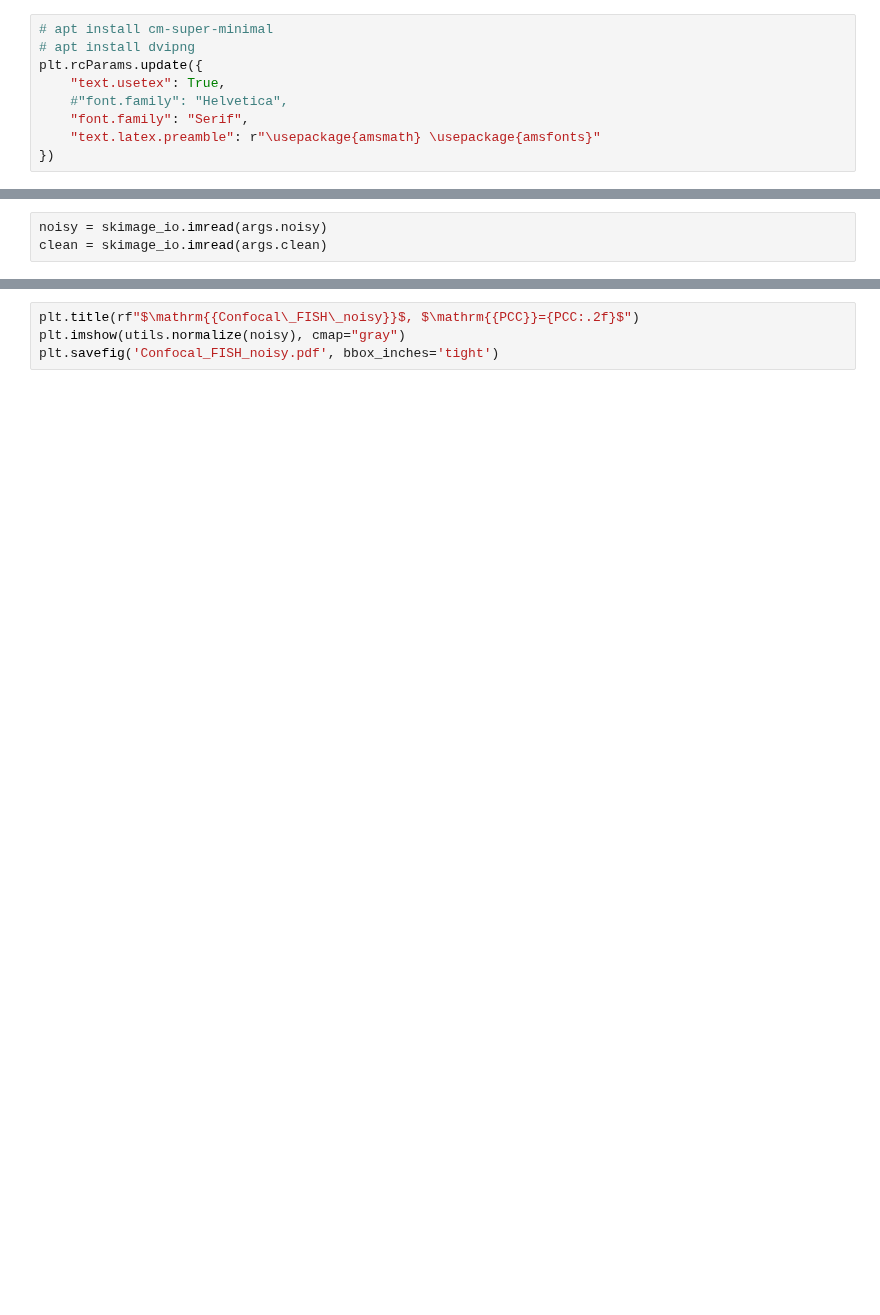
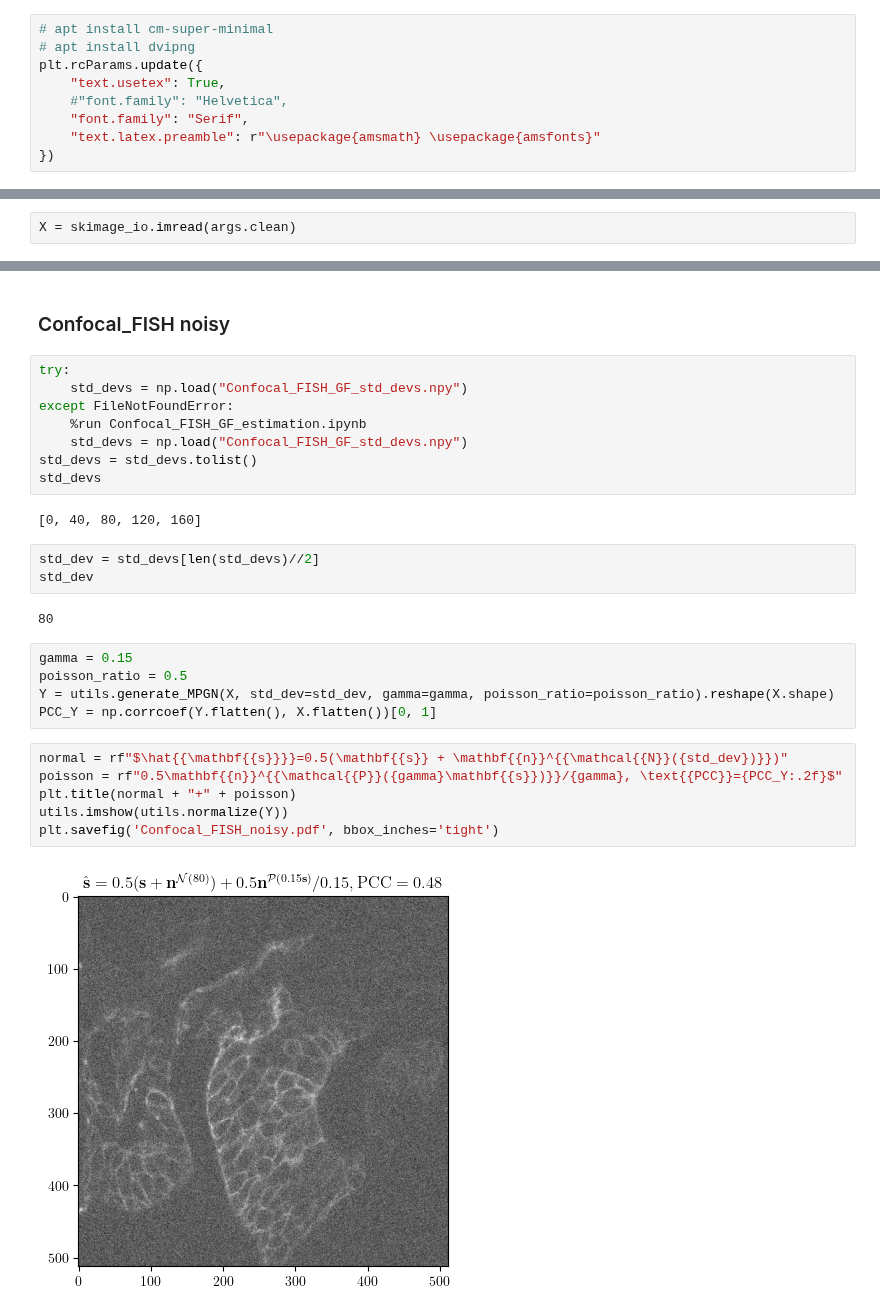
Before and after one commit to vicente-gonzalez-ruiz/denoising, a Jupyter notebook: notebooks/Confocal_FISH_noisy.ipynb, the cells around one changed output, grey strips where cells are left out. Drawn from its saved outputs; the diff is of its cells as text; blank space fills up the shorter version.

```diff
--- a/notebooks/Confocal_FISH_noisy.ipynb
+++ b/notebooks/Confocal_FISH_noisy.ipynb
@@ -50,3 +65,2 @@ args = Args(
 # %%
-noisy = skimage_io.imread(args.noisy)
-clean = skimage_io.imread(args.clean)
+X = skimage_io.imread(args.clean)
@@ -57,5 +67,31 @@ PCC
-# %%
-plt.title(rf"$\mathrm{{Confocal\_FISH\_noisy}}$, $\mathrm{{PCC}}={PCC:.2f}$")
-plt.imshow(utils.normalize(noisy), cmap="gray")
-plt.savefig('Confocal_FISH_noisy.pdf', bbox_inches='tight')
+# %% [markdown]
+### Confocal_FISH noisy
+# %%
+try:
+    std_devs = np.load("Confocal_FISH_GF_std_devs.npy")
+except FileNotFoundError:
+    %run Confocal_FISH_GF_estimation.ipynb
+    std_devs = np.load("Confocal_FISH_GF_std_devs.npy")
+std_devs = std_devs.tolist()
+std_devs
+# %% [output]
+[0, 40, 80, 120, 160]
+# %%
+std_dev = std_devs[len(std_devs)//2]
+std_dev
+# %% [output]
+80
+# %%
+gamma = 0.15
+poisson_ratio = 0.5
+Y = utils.generate_MPGN(X, std_dev=std_dev, gamma=gamma, poisson_ratio=poisson_ratio).reshape(X.shape)
+PCC_Y = np.corrcoef(Y.flatten(), X.flatten())[0, 1]
+# %%
+normal = rf"$\hat{{\mathbf{{s}}}}=0.5(\mathbf{{s}} + \mathbf{{n}}^{{\mathcal{{N}}({std_dev})}})"
+poisson = rf"0.5\mathbf{{n}}^{{\mathcal{{P}}({gamma}\mathbf{{s}})}}/{gamma}, \text{{PCC}}={PCC_Y:.2f}$"
+plt.title(normal + "+" + poisson)
+utils.imshow(utils.normalize(Y))
+plt.savefig('Confocal_FISH_noisy.pdf', bbox_inches='tight')
+# %% [output]
+[figure, added]
 # %%
```
Also changed, not shown: parts of 10 cells of this notebook, 4 other files.
